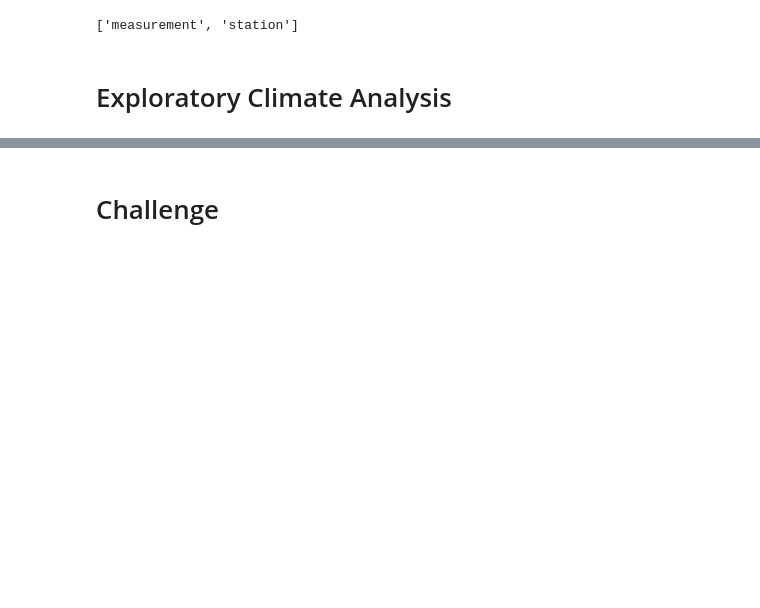
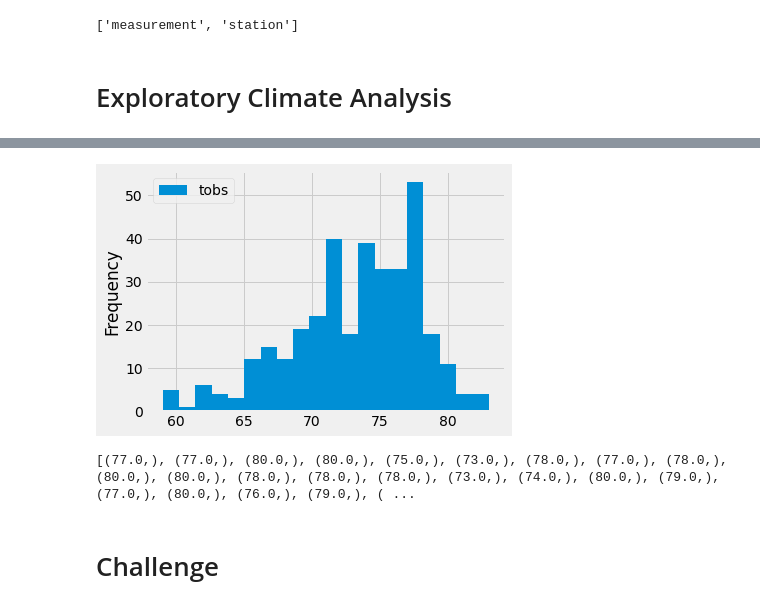
Before and after one commit to kmm337/surfs_up, a Jupyter notebook: climate_analysis.ipynb, the cells around one changed output, grey strips where cells are left out. Saved outputs shown, nothing was run; the diff lists cells and outputs as text; code cells hidden in the pictures; blank space fills up the shorter version.

```diff
--- a/climate_analysis.ipynb
+++ b/climate_analysis.ipynb
@@ -66,5 +152,25 @@ session = Session(engine)
+# %%
+# create histogram with 20 bins. tight_layout compresses the x-axis labels so they fit
+df.plot.hist(bins=20)
+plt.tight_layout()
+# %% [output]
+[figure, added]
 # %%
 # Write a function called `calc_temps` that will accept start date and end date in the format '%Y-%m-%d'
 # and return the minimum, average, and maximum temperatures for that range of dates
+
+# tobs = total number of obs. for the most active station
+# keep only the most recent year of data, prev-year created above
+# print results
+#print(session.query(Measurement.tobs).\
+#filter(Measurement.station == 'USC00519281').\
+#filter(Measurement.date >= prev_year).all())
+# or
+results=session.query(Measurement.tobs).\
+filter(Measurement.station == 'USC00519281').\
+filter(Measurement.date >= prev_year).all()
+print(results)
+# %% [output]
+[(77.0,), (77.0,), (80.0,), (80.0,), (75.0,), (73.0,), (78.0,), (77.0,), (78.0,), (80.0,), (80.0,), (78.0,), (78.0,), (78.0,), (73.0,), (74.0,), (80.0,), (79.0,), (77.0,), (80.0,), (76.0,), (79.0,), ( ...
 # %% [markdown]
 # Challenge
```
Also changed, not shown: parts of 9 cells of this notebook.
